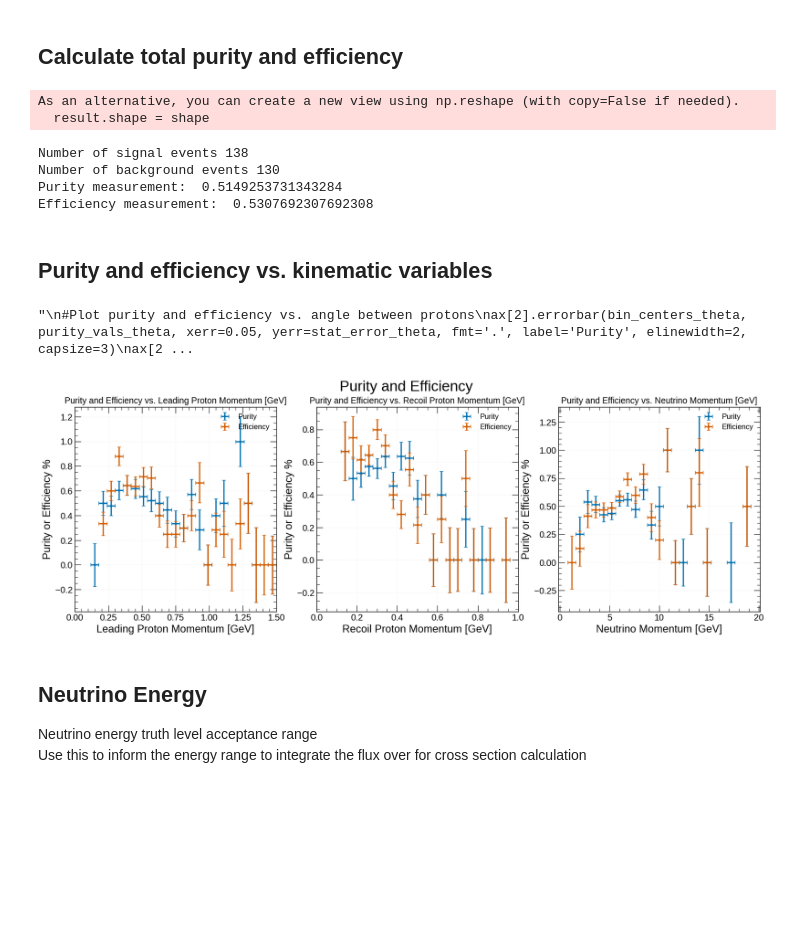
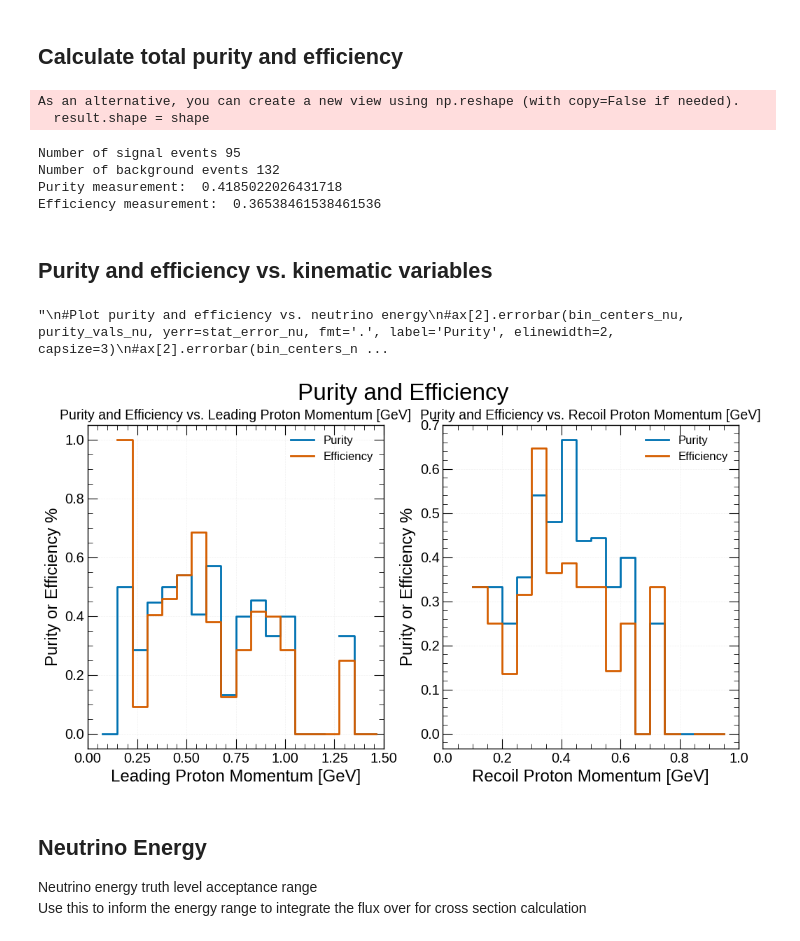
Before and after one commit to ZaeMoore/2x2_CAF, a Jupyter notebook: minirun/caf_analysis.ipynb, the cells around one changed output. Drawn from its saved outputs; the diff is of its cells as text; code cells hidden in the pictures; blank space fills up the shorter version.

Commit message:
Plots ready for presentation

```diff
--- a/minirun/caf_analysis.ipynb
+++ b/minirun/caf_analysis.ipynb
@@ -77,7 +77,7 @@ def reco_cuts(pdg, p, x_end, y_end, z_end, minerva_track_end_z):
     npions = 0
 
     for part in range(len(pdg)):
-        if pdg[part] == 2212: #and p[part] > 0.3:
+        if pdg[part] == 2212 and p[part] > 0.3:
             if is_contained(x_end[part], y_end[part], z_end[part]):
                 nprotons += 1
         if pdg[part] == 13 or pdg[part] == -13:
@@ -160,12 +160,14 @@ true_px = []
 true_py = []
 true_pz = []
 true_proton_rank = []
+true_cut = []
 reco_pdg = []
 reco_pmag = []
 reco_px = []
 reco_py = []
 reco_pz = []
 reco_proton_rank = []
+reco_cut = []
 
 # Arrays to save information on whether each event passes reco and true cuts,
 # and the type of event it is
@@ -238,6 +240,9 @@ for i in range(n_events):
     xp_track = []
     yp_track = []
     zp_track = []
+    xp_track_reco = []
+    yp_track_reco = []
+    zp_track_reco = []
 
     # Do the reco event and matching truth event pass the cuts?
     reco_passes = reco_cuts(
@@ -287,6 +292,8 @@ for i in range(n_events):
             reco_py.append(reco_p_y_ev[part])
             reco_pz.append(reco_p_z_ev[part])
 
+            true_cut.append(truth_passes)
+            reco_cut.append(reco_passes)
 
         true_pid.append(true_pdg_ev[part])
         reco_pid.append(reco_pdg_ev[part])
@@ -299,7 +306,6 @@ for i in range(n_events):
                 # particle is both true and reco proton
                 hist_proton_truep.append(true_p_mag_ev[part])
                 hist_proton_recop.append(reco_p_mag_ev[part])
-
 
     if len(zp_track) == 2:
         # Compare angles for every combination of truth protons in events
@@ -344,11 +350,13 @@ df = pd.DataFrame({
     "true_px": true_px,
     "true_py": true_py,
     "true_pz": true_pz,
+    "truth_passes": true_cut,
     "reco_pdg": reco_pdg,
     "reco_pmag": reco_pmag,
     "reco_px": reco_px,
     "reco_py": reco_py,
     "reco_pz": reco_pz,
+    "reco_passes": reco_cut,
 })
 
 # --- True proton rank (1 = highest momentum in that event) ---
@@ -387,10 +395,10 @@ print("Efficiency measurement: ", efficiency)
 # %% [output]
 As an alternative, you can create a new view using np.reshape (with copy=False if needed).
   result.shape = shape
-Number of signal events 138
-Number of background events 130
-Purity measurement:  0.5149253731343284
-Efficiency measurement:  0.5307692307692308
+Number of signal events 95
+Number of background events 132
+Purity measurement:  0.4185022026431718
+Efficiency measurement:  0.36538461538461536
 # %% [markdown]
 ## Purity and efficiency vs. kinematic variables
 # %%
@@ -428,7 +436,7 @@ background_nu = []
 background_theta = []
 
 #Leading proton momentum binning
-nbins_lpp = 25
+nbins_lpp = 20
 hist_lpp, bin_edges_lpp = np.histogram(leading_p_p, bins=nbins_lpp, range=(0,1.5)) #Create bins based on leading proton momentum
 bin_centers_lpp = (bin_edges_lpp[:-1] + bin_edges_lpp[1:])/2
 bin_width_lpp = (bin_edges_lpp[-1] + bin_edges_lpp[0])/nbins_lpp
@@ -437,7 +445,7 @@ labels_lpp = np.arange(0, nbins_lpp) #Label each bin numerically for leading pro
 dfp['bin lpp'] = pd.cut(dfp['leading proton p'], bins=bin_edges_lpp, labels=labels_lpp) #Create a column in df defining the number bin each event is in based on leading proton momentum
 
 #Recoil proton momentum binning
-nbins_rpp = 25
+nbins_rpp = 20
 hist_rpp, bin_edges_rpp = np.histogram(recoil_p_p, bins=nbins_rpp, range=(0,1.0)) #Create bins based on recoil proton momentum
 bin_centers_rpp = (bin_edges_rpp[:-1] + bin_edges_rpp[1:])/2
 bin_width_rpp = (bin_edges_rpp[-1] + bin_edges_rpp[0])/nbins_rpp
@@ -446,7 +454,7 @@ labels_rpp = np.arange(0, nbins_rpp) #Label each bin numerically for recoil prot
 dfp['bin rpp'] = pd.cut(dfp['recoil proton p'], bins=bin_edges_rpp, labels=labels_rpp) #Create a column in df defining the number bin each event is in based on recoil proton momentum
 
 #Muon momentum binning
-nbins_mu = 25
+nbins_mu = 20
 hist_mu, bin_edges_mu = np.histogram(muon_p, bins=nbins_mu, range=(0,1.0)) #Create bins based on recoil proton momentum
 bin_centers_mu = (bin_edges_mu[:-1] + bin_edges_mu[1:])/2
 bin_width_mu = (bin_edges_mu[-1] + bin_edges_mu[0])/nbins_mu
@@ -455,7 +463,7 @@ labels_mu = np.arange(0, nbins_mu) #Label each bin numerically for recoil proton
 dfp['bin mu'] = pd.cut(dfp['muon p'], bins=bin_edges_mu, labels=labels_mu) #Create a column in df defining the number bin each event is in based on recoil proton momentum
 
 #Neutrino energy binning
-nbins_nu = 25
+nbins_nu = 20
 hist_nu, bin_edges_nu = np.histogram(true_nu_momentum, bins=nbins_nu, range=(0,20)) #Create bins based on true neutrino energy
 bin_centers_nu = (bin_edges_nu[:-1] + bin_edges_nu[1:])/2
 bin_width_nu = (bin_edges_nu[-1] + bin_edges_nu[0])/nbins_nu
@@ -596,11 +604,13 @@ theta_values = np.delete(bin_edges_theta, nbins_theta)
 
 
 #Purity and Efficiency Plots
-fig, ax = plt.subplots(1, 3, figsize=(20,6))
+fig, ax = plt.subplots(1, 2, figsize=(12,6))
 fig.suptitle('Purity and Efficiency', fontsize=24)
 #Plot purity and efficiency vs. leading proton momentum
-ax[0].errorbar(bin_centers_lpp, purity_vals_lpp, xerr=bin_width_lpp/2, yerr=stat_error_lpp, fmt='.', label='Purity', elinewidth=2, capsize=3)
-ax[0].errorbar(bin_centers_lpp, eff_vals_lpp, xerr=bin_width_lpp/2, yerr=stat_error_lpp, fmt='.', label='Efficiency', elinewidth=2, capsize=3)
+#ax[0].errorbar(bin_centers_lpp, purity_vals_lpp, xerr=bin_width_lpp/2, yerr=stat_error_lpp, fmt='.', label='Purity', elinewidth=2, capsize=3)
+#ax[0].errorbar(bin_centers_lpp, eff_vals_lpp, xerr=bin_width_lpp/2, yerr=stat_error_lpp, fmt='.', label='Efficiency', elinewidth=2, capsize=3)
+ax[0].step(bin_centers_lpp, purity_vals_lpp, where='mid', label='Purity', color='#0072B2')
+ax[0].step(bin_centers_lpp, eff_vals_lpp, where='mid', label='Efficiency', color='#D55E00')
 ax[0].set_xlabel('Leading Proton Momentum [GeV]')
 ax[0].set_ylabel('Purity or Efficiency %')
 ax[0].set_title('Purity and Efficiency vs. Leading Proton Momentum [GeV]', fontsize=14)
@@ -608,42 +618,47 @@ ax[0].set_xlim(0, 1.5)
 ax[0].grid(color='0.95')
 ax[0].legend(loc='upper right')
 #Plot purity and efficiency vs. recoil proton momentum
-ax[1].errorbar(bin_centers_rpp, purity_vals_rpp, xerr=bin_width_rpp/2, yerr=stat_error_rpp, fmt='.', label='Purity', elinewidth=2, capsize=3)
-ax[1].errorbar(bin_centers_rpp, eff_vals_rpp, xerr=bin_width_rpp/2, yerr=stat_error_rpp, fmt='.', label='Efficiency', elinewidth=2, capsize=3)
+#ax[1].errorbar(bin_centers_rpp, purity_vals_rpp, xerr=bin_width_rpp/2, yerr=stat_error_rpp, fmt='.', label='Purity', elinewidth=2, capsize=3)
+#ax[1].errorbar(bin_centers_rpp, eff_vals_rpp, xerr=bin_width_rpp/2, yerr=stat_error_rpp, fmt='.', label='Efficiency', elinewidth=2, capsize=3)
+ax[1].step(bin_centers_rpp, purity_vals_rpp, where='mid', label='Purity', color='#0072B2')
+ax[1].step(bin_centers_rpp, eff_vals_rpp, where='mid', label='Efficiency', color='#D55E00')
 ax[1].set_xlabel('Recoil Proton Momentum [GeV]')
 ax[1].set_ylabel('Purity or Efficiency %')
 ax[1].set_title('Purity and Efficiency vs. Recoil Proton Momentum [GeV]', fontsize=14)
 ax[1].set_xlim(0, 1.0)
 ax[1].grid(color='0.95')
 ax[1].legend(loc='upper right')
+"""
 #Plot purity and efficiency vs. neutrino energy
-ax[2].errorbar(bin_centers_nu, purity_vals_nu, xerr=bin_width_nu/2, yerr=stat_error_nu, fmt='.', label='Purity', elinewidth=2, capsize=3)
-ax[2].errorbar(bin_centers_nu, eff_vals_nu, xerr=bin_width_nu/2, yerr=stat_error_nu, fmt='.', label='Efficiency', elinewidth=2, capsize=3)
+#ax[2].errorbar(bin_centers_nu, purity_vals_nu, yerr=stat_error_nu, fmt='.', label='Purity', elinewidth=2, capsize=3)
+#ax[2].errorbar(bin_centers_nu, eff_vals_nu, yerr=stat_error_nu, fmt='.', label='Efficiency', elinewidth=2, capsize=3)
+ax[2].step(bin_centers_nu, purity_vals_nu, where='mid', label='Purity', color='#0072B2')
+ax[2].step(bin_centers_nu, eff_vals_nu, where='mid', label='Efficiency', color='#D55E00')
 ax[2].set_xlabel('Neutrino Momentum [GeV]')
 ax[2].set_ylabel('Purity or Efficiency %')
 ax[2].set_title('Purity and Efficiency vs. Neutrino Momentum [GeV]', fontsize=14)
 ax[2].grid(color='0.95')
 ax[2].legend(loc='upper right')
-"""
+
 #Plot purity and efficiency vs. angle between protons
 ax[2].errorbar(bin_centers_theta, purity_vals_theta, xerr=0.05, yerr=stat_error_theta, fmt='.', label='Purity', elinewidth=2, capsize=3)
 ax[2].errorbar(bin_centers_theta, eff_vals_theta, xerr=0.05, yerr=stat_error_theta, fmt='.', label='Efficiency', elinewidth=2, capsize=3)
 #xerr=bin_width_theta/2 yerr=stat_error_theta
 ax[2].set_xlabel('Angle between Protons')
 ax[2].set_ylabel('Purity or Efficiency %')
 ax[2].set_title('Purity and Efficiency vs. Angle between Protons', fontsize=14)
 ax[2].set_xlim(-1, 1)
 ax[2].grid(color='0.95')
 ax[2].legend(loc='upper right')
 """
 #print(df)
 
 #---------------------------------------------
 #Use true and reco energy bins for purity and efficiency
 #---------------------------------------------
 # %% [output]
-"\n#Plot purity and efficiency vs. angle between protons\nax[2].errorbar(bin_centers_theta, purity_vals_theta, xerr=0.05, yerr=stat_error_theta, fmt='.', label='Purity', elinewidth=2, capsize=3)\nax[2 ...
+"\n#Plot purity and efficiency vs. neutrino energy\n#ax[2].errorbar(bin_centers_nu, purity_vals_nu, yerr=stat_error_nu, fmt='.', label='Purity', elinewidth=2, capsize=3)\n#ax[2].errorbar(bin_centers_n ...
-[figure, old version]
+[figure, new version]
 # %% [markdown]
 ## Neutrino Energy
 Neutrino energy truth level acceptance range <br>
```
Also changed, not shown: parts of 16 cells of this notebook, 3 other files.
